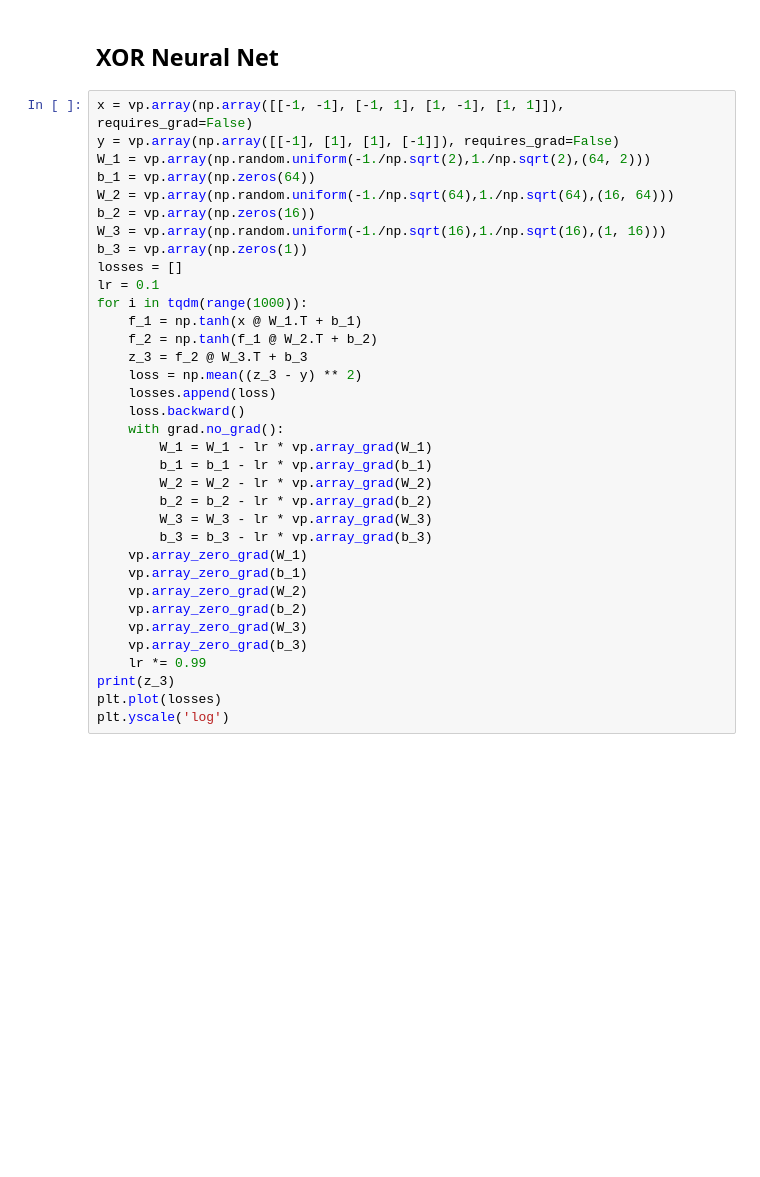
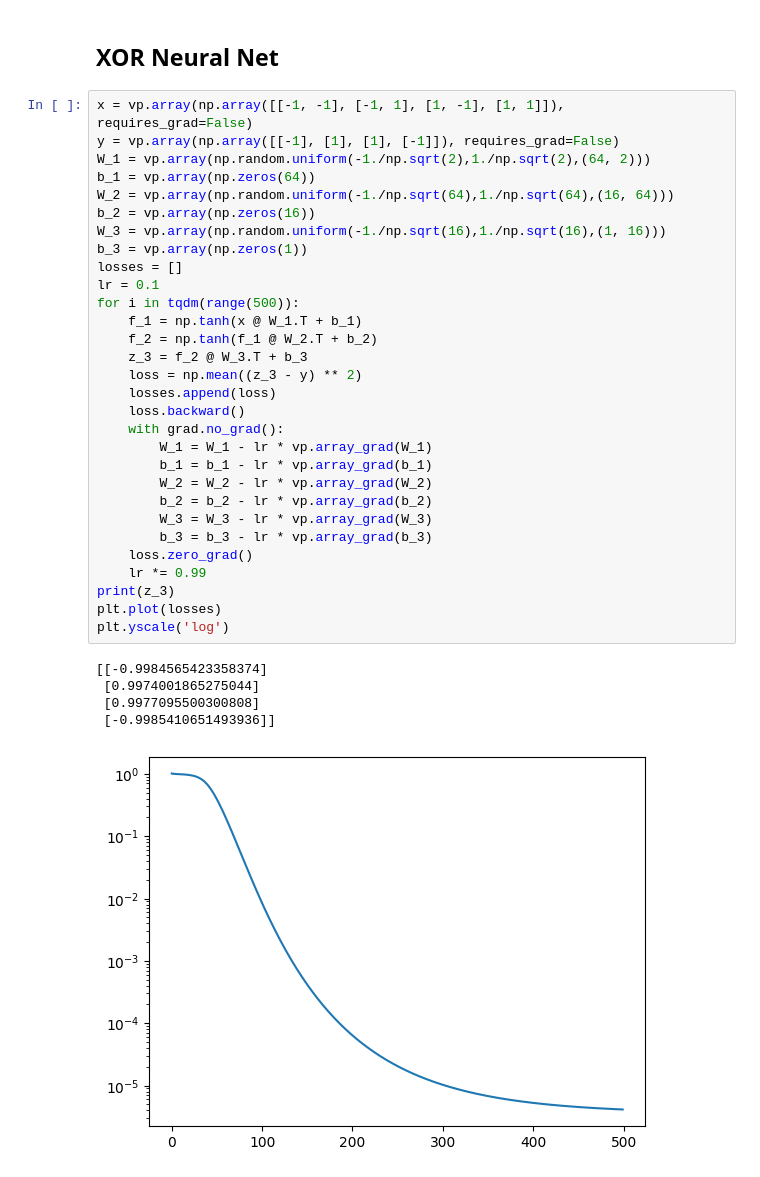
Before and after one commit to AlisaLC/GraDino, a Jupyter notebook: nn.ipynb, the cells around one changed output. Saved outputs shown, nothing was run; the diff lists cells and outputs as text; blank space fills up the shorter version.

```diff
--- a/nn.ipynb
+++ b/nn.ipynb
@@ -48,35 +55,36 @@ print(a @ W.T)
 # %%
 x = vp.array(np.array([[-1, -1], [-1, 1], [1, -1], [1, 1]]), requires_grad=False)
 y = vp.array(np.array([[-1], [1], [1], [-1]]), requires_grad=False)
 W_1 = vp.array(np.random.uniform(-1./np.sqrt(2),1./np.sqrt(2),(64, 2)))
 b_1 = vp.array(np.zeros(64))
 W_2 = vp.array(np.random.uniform(-1./np.sqrt(64),1./np.sqrt(64),(16, 64)))
 b_2 = vp.array(np.zeros(16))
 W_3 = vp.array(np.random.uniform(-1./np.sqrt(16),1./np.sqrt(16),(1, 16)))
 b_3 = vp.array(np.zeros(1))
 losses = []
 lr = 0.1
-for i in tqdm(range(1000)):
+for i in tqdm(range(500)):
     f_1 = np.tanh(x @ W_1.T + b_1)
     f_2 = np.tanh(f_1 @ W_2.T + b_2)
     z_3 = f_2 @ W_3.T + b_3
     loss = np.mean((z_3 - y) ** 2)
     losses.append(loss)
     loss.backward()
     with grad.no_grad():
         W_1 = W_1 - lr * vp.array_grad(W_1)
         b_1 = b_1 - lr * vp.array_grad(b_1)
         W_2 = W_2 - lr * vp.array_grad(W_2)
         b_2 = b_2 - lr * vp.array_grad(b_2)
         W_3 = W_3 - lr * vp.array_grad(W_3)
         b_3 = b_3 - lr * vp.array_grad(b_3)
-    vp.array_zero_grad(W_1)
-    vp.array_zero_grad(b_1)
-    vp.array_zero_grad(W_2)
-    vp.array_zero_grad(b_2)
-    vp.array_zero_grad(W_3)
-    vp.array_zero_grad(b_3)
+    loss.zero_grad()
     lr *= 0.99
 print(z_3)
 plt.plot(losses)
 plt.yscale('log')
+# %% [output]
+[[-0.9984565423358374]
+ [0.9974001865275044]
+ [0.9977095500300808]
+ [-0.9985410651493936]]
+[figure, added]
```
Also changed, not shown: parts of 2 cells of this notebook, 2 other files.
